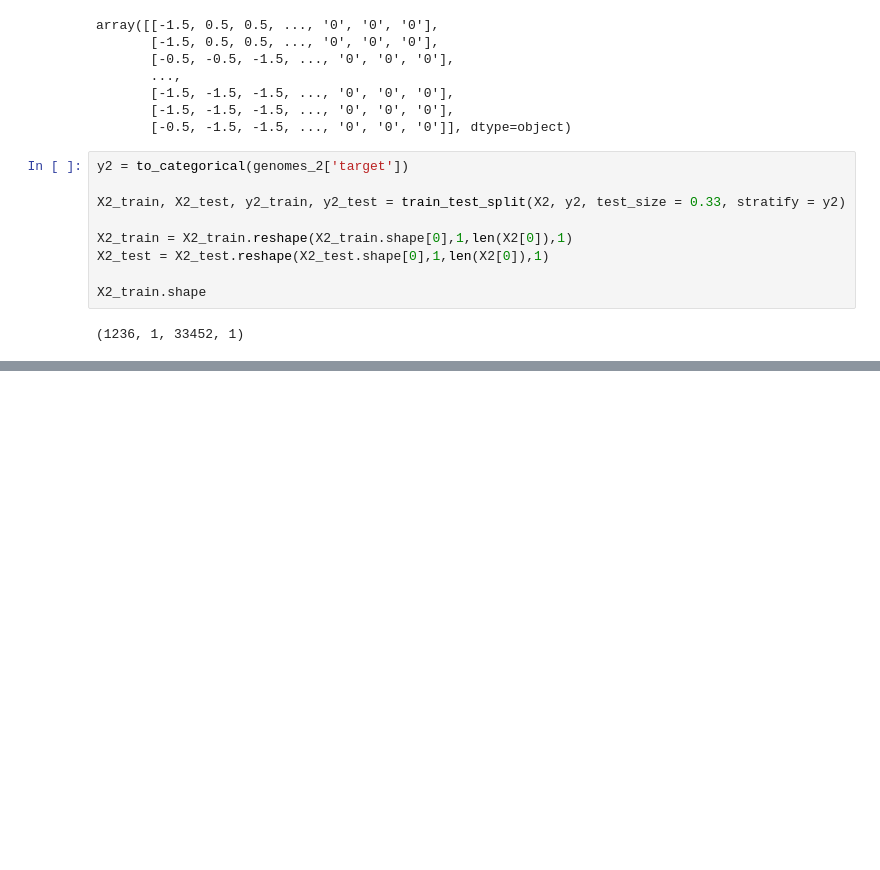
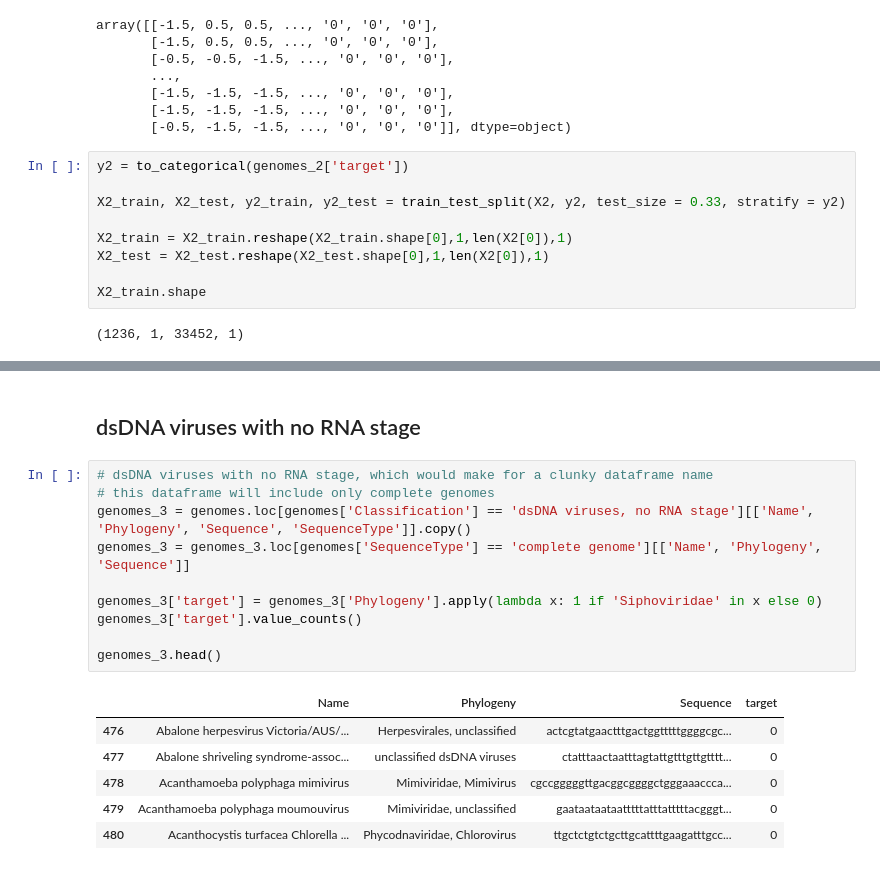
Before and after one commit to qdupupet/Viral-Genomes, a Jupyter notebook: Viral Genomes.ipynb, the cells around one changed output, grey strips where cells are left out. Drawn from its saved outputs; the diff is of its cells as text; blank space fills up the shorter version.

```diff
--- a/Viral Genomes.ipynb
+++ b/Viral Genomes.ipynb
@@ -437,0 +430,19 @@ Epoch 10/10
+# %% [markdown]
+## dsDNA viruses with no RNA stage
+# %%
+# dsDNA viruses with no RNA stage, which would make for a clunky dataframe name
+# this dataframe will include only complete genomes
+genomes_3 = genomes.loc[genomes['Classification'] == 'dsDNA viruses, no RNA stage'][['Name', 'Phylogeny', 'Sequence', 'SequenceType']].copy()
+genomes_3 = genomes_3.loc[genomes['SequenceType'] == 'complete genome'][['Name', 'Phylogeny', 'Sequence']]
+
+genomes_3['target'] = genomes_3['Phylogeny'].apply(lambda x: 1 if 'Siphoviridae' in x else 0)
+genomes_3['target'].value_counts()
+
+genomes_3.head()
+# %% [output]
+|  | Name | Phylogeny | Sequence | target |
+| 476 | Abalone herpesvirus Victoria/AUS/... | Herpesvirales, unclassified | actcgtatgaactttgactggtttttggggcgc... | 0 |
+| 477 | Abalone shriveling syndrome-assoc... | unclassified dsDNA viruses | ctatttaactaatttagtattgtttgttgtttt... | 0 |
+| 478 | Acanthamoeba polyphaga mimivirus | Mimiviridae, Mimivirus | cgccgggggttgacggcggggctgggaaaccca... | 0 |
+| 479 | Acanthamoeba polyphaga moumouvirus | Mimiviridae, unclassified | gaataataataatttttatttatttttacgggt... | 0 |
+| 480 | Acanthocystis turfacea Chlorella ... | Phycodnaviridae, Chlorovirus | ttgctctgtctgcttgcattttgaagatttgcc... | 0 |
```
Also changed, not shown: parts of 35 cells of this notebook.
